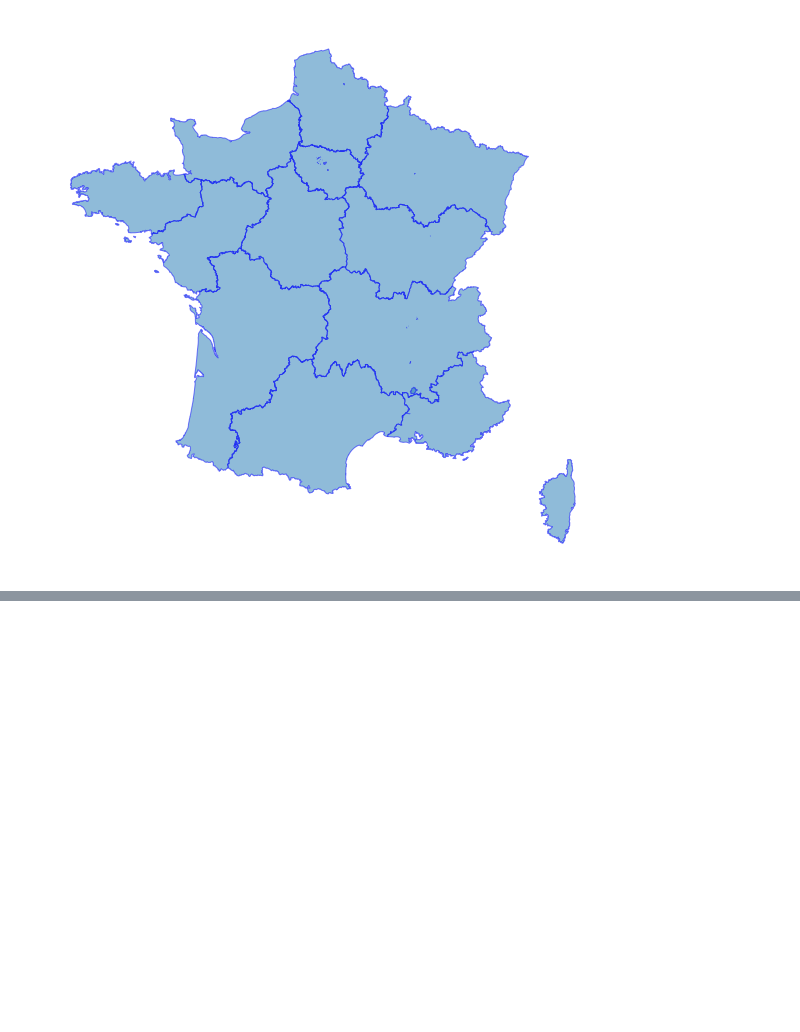
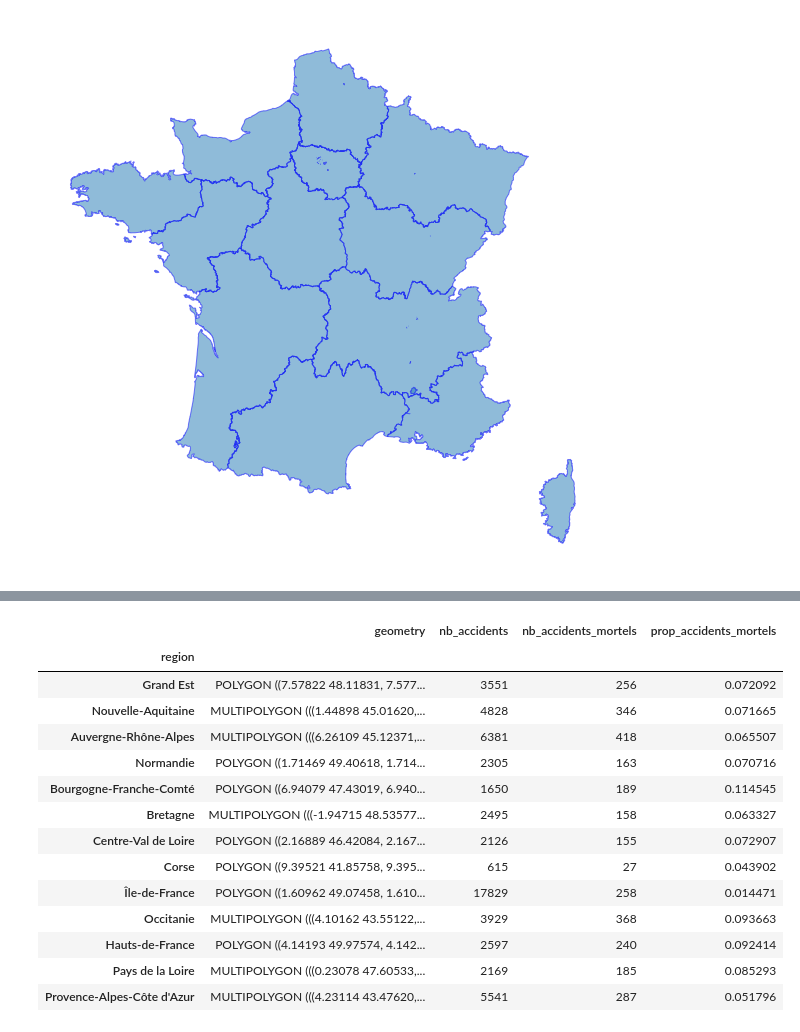
Before and after one commit to erwan-auchere/Projet-Python, a Jupyter notebook: map.ipynb, the cells around one changed output, grey strips where cells are left out. Saved outputs shown, nothing was run; the diff lists cells and outputs as text; code cells hidden in the pictures; blank space fills up the shorter version.

```diff
--- a/map.ipynb
+++ b/map.ipynb
@@ -50,3 +11,6 @@ vehicules = pd.read_csv('https://www.data.gouv.fr/fr/datasets/r/780cd335-5048-4b
 usagers = pd.read_csv('https://www.data.gouv.fr/fr/datasets/r/36b1b7b3-84b4-4901-9163-59ae8a9e3028', sep=';')
 ids_accidents_mortels = usagers[usagers.grav == 2].Num_Acc.tolist()
 caracteristiques['mortel'] = caracteristiques.Num_Acc.isin(ids_accidents_mortels)
+# %%
+accidents = caracteristiques.merge(lieux, on='Num_Acc')
+accidents = accidents[accidents.dep.str[2:]==''] # on se restreint à la métropole
@@ -73,0 +57,22 @@ dtype('O')
+# %%
+accidents = accidents[['region', 'mortel']]
+regions['nb_accidents'] = accidents.groupby(by='region').count()['mortel']
+regions['nb_accidents_mortels'] = accidents.groupby(by='region').sum()['mortel']
+regions['prop_accidents_mortels'] = regions.nb_accidents_mortels / regions.nb_accidents
+regions
+# %% [output]
+|  | geometry | nb_accidents | nb_accidents_mortels | prop_accidents_mortels |
+| region |  |  |  |  |
+| Grand Est | POLYGON ((7.57822 48.11831, 7.577... | 3551 | 256 | 0.072092 |
+| Nouvelle-Aquitaine | MULTIPOLYGON (((1.44898 45.01620,... | 4828 | 346 | 0.071665 |
+| Auvergne-Rhône-Alpes | MULTIPOLYGON (((6.26109 45.12371,... | 6381 | 418 | 0.065507 |
+| Normandie | POLYGON ((1.71469 49.40618, 1.714... | 2305 | 163 | 0.070716 |
+| Bourgogne-Franche-Comté | POLYGON ((6.94079 47.43019, 6.940... | 1650 | 189 | 0.114545 |
+| Bretagne | MULTIPOLYGON (((-1.94715 48.53577... | 2495 | 158 | 0.063327 |
+| Centre-Val de Loire | POLYGON ((2.16889 46.42084, 2.167... | 2126 | 155 | 0.072907 |
+| Corse | POLYGON ((9.39521 41.85758, 9.395... | 615 | 27 | 0.043902 |
+| Île-de-France | POLYGON ((1.60962 49.07458, 1.610... | 17829 | 258 | 0.014471 |
+| Occitanie | MULTIPOLYGON (((4.10162 43.55122,... | 3929 | 368 | 0.093663 |
+| Hauts-de-France | POLYGON ((4.14193 49.97574, 4.142... | 2597 | 240 | 0.092414 |
+| Pays de la Loire | MULTIPOLYGON (((0.23078 47.60533,... | 2169 | 185 | 0.085293 |
+| Provence-Alpes-Côte d'Azur | MULTIPOLYGON (((4.23114 43.47620,... | 5541 | 287 | 0.051796 |
```
Also changed, not shown: parts of 10 cells of this notebook.
